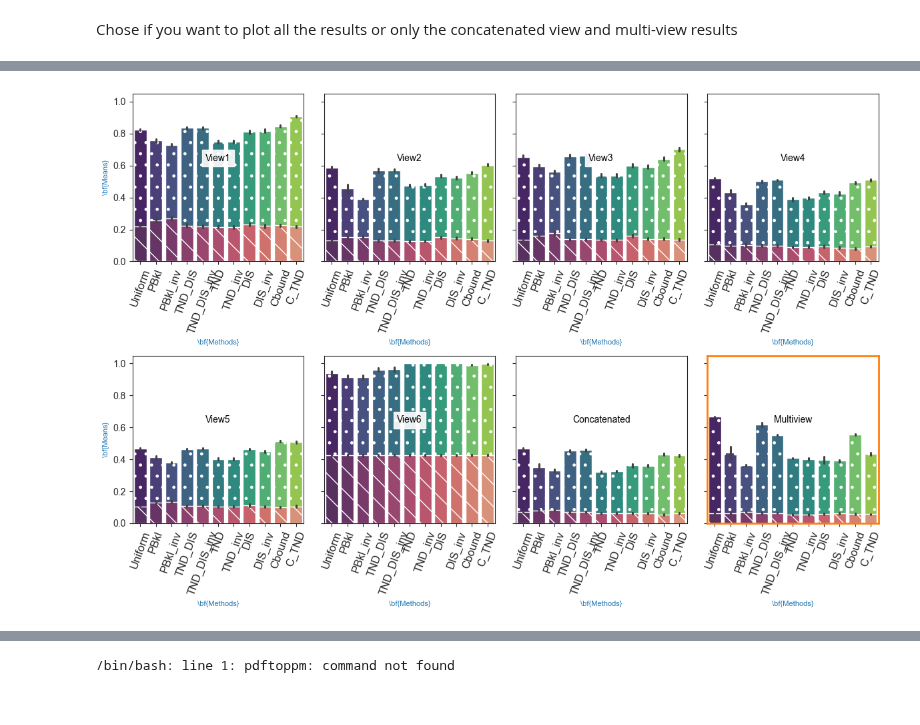
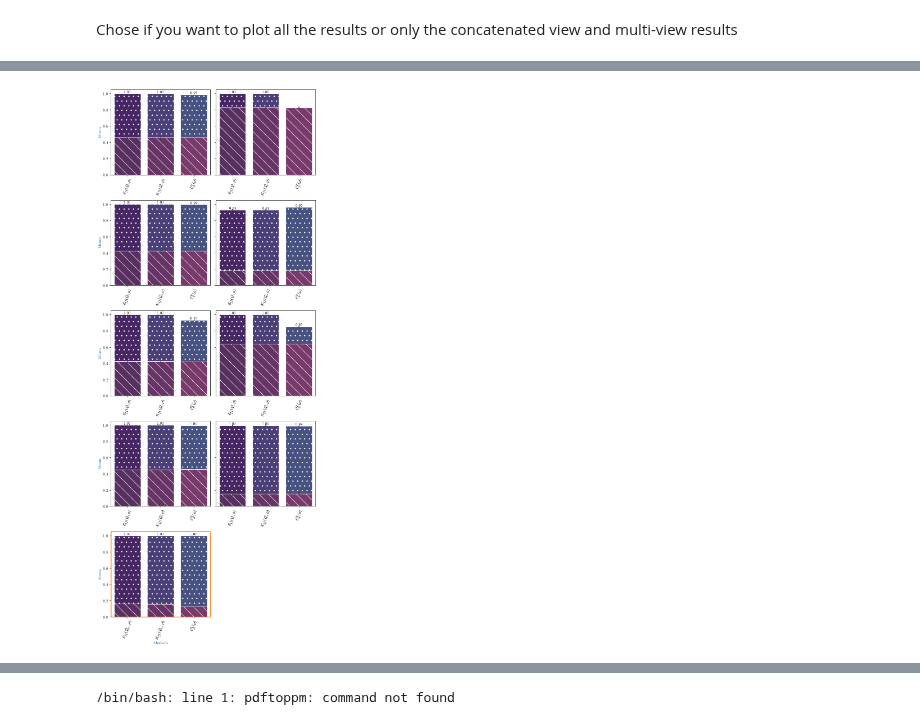
Before and after one commit to adidi24/Multi-View-Majority-Vote-Learning-Algorithms-Direct-Minimization-of-PAC-Bayesian-Bounds, a Jupyter notebook: plot.ipynb, the cells around one changed output, grey strips where cells are left out. Saved outputs shown, nothing was run; the diff lists cells and outputs as text; code cells hidden in the pictures.

Commit message:
New results for optimizable alpha

```diff
--- a/plot.ipynb
+++ b/plot.ipynb
@@ -7,11 +25,11 @@
 import pandas as pd
 import seaborn as sns
 import matplotlib.pyplot as plt
-# plt.rcParams['text.usetex'] = True
-# plt.rcParams["text.latex.preamble"].join([
-#         r"\usepackage[T1]{fontenc}",
-#         r"\setmainfont{xcolor}",
-# ])
+plt.rcParams['text.usetex'] = True
+plt.rcParams["text.latex.preamble"].join([
+        r"\usepackage[T1]{fontenc}",
+        r"\setmainfont{xcolor}",
+])
 import numpy as np
 import os
 from ast import literal_eval
@@ -250,8 +296,14 @@ alpha = "0.5"
 config = "weak_learner"
 file_name = "Multiple-Features_alpha-all_4vs9_10runs.csv"
 #df = experiments[s_labeled][alpha][config][file_name]
-path = "results/s_labeled-20/alpha-0.5/weak_learner/Multiple-Features_alpha-all_4vs9_10runs.csv"
-df = pd.read_csv(path, delimiter=" ")
+path = "results/s_labeled-100/alpha-1.1/strong_learner/Corel-Image-Features_mult_10runs.csv"
+path_optim = "results-optim-alpha/s_labeled-100/strong_learner/Corel-Image-Features_mult_10runs.csv"
+df = pd.read_csv(path_optim, delimiter=" ")
 df["Risk"] = df["Risk"].astype(float).apply(lambda x: x if x < 1 else 1)
 df["Bound"] = df["Bound"].astype(float).apply(lambda x: x if x < 1 else 1)
-# df.head()
+
+# contruct the file name for saving
+#save_file_name = "_".join([s_labeled, config.replace("_", "-"), file_name.split(".")[0]]) + "_alpha1.1.pdf"
+save_file_name = "_".join(path_optim.split("/")[1:]).split(".csv")[0].replace(".", ",") + "_alpha-optim.pdf"
+# save_file_name = "_".join(path.split("/")[1:]).split(".csv")[0].replace(".", ",") + ".pdf"
+save_file_name
@@ -258,14 +312,10 @@ df["Bound"] = df["Bound"].astype(float).apply(lambda x: x if x < 1 else 1)
 # %%
 # Because this throows error when executing multiple times for one result DataFrame
 try:
-    # df.loc[df['View'] == "Multiview", "Bound_name"] = df.loc[df['View'] == "Multiview", "Bound_name"].apply(lambda x: Mv_bounds_map[x])
-    # df.loc[df['View'] != "Multiview", "Bound_name"] = df.loc[df['View'] != "Multiview", "Bound_name"].apply(lambda x: Bounds_map[x])
-    # # df["Bound_name"] = df["Bound_name"].apply(lambda x: Bounds_map[x])
-    # df["View"] = df["View"].apply(lambda x: r"\bf{"+x+r"}")
+    df.loc[df['View'] == "Multiview", "Bound_name"] = df.loc[df['View'] == "Multiview", "Bound_name"].apply(lambda x: Mv_bounds_map[x])
+    df.loc[df['View'] != "Multiview", "Bound_name"] = df.loc[df['View'] != "Multiview", "Bound_name"].apply(lambda x: Bounds_map[x])
+    # df["Bound_name"] = df["Bound_name"].apply(lambda x: Bounds_map[x])
+    df["View"] = df["View"].apply(lambda x: r"\bf{"+x+r"}")
     pass
 except:
     pass
-# %%
-# contruct the file name for saving
-save_file_name = "_".join([s_labeled, alpha.replace(".", ","), config.replace("_", "-"), file_name.split(".")[0]]) + ".pdf"
-save_file_name
@@ -296,5 +324,5 @@ df[df["Bound_name"] == "PBkl"].head(20)
 # %%
 # plot_mc_results_grid(df.loc[df['View'].isin([r"\bf{Multiview}", r"\bf{Concatenated}"])], 590, save_file_name)
-plot_results_grid(df, 590, save_file_name)
+plot_mc_results_grid(df, 590, save_file_name)
 # %% [output]
-[figure, old version]
+[figure, new version]
```
Also changed, not shown: parts of 7 cells of this notebook, 28 other files.
